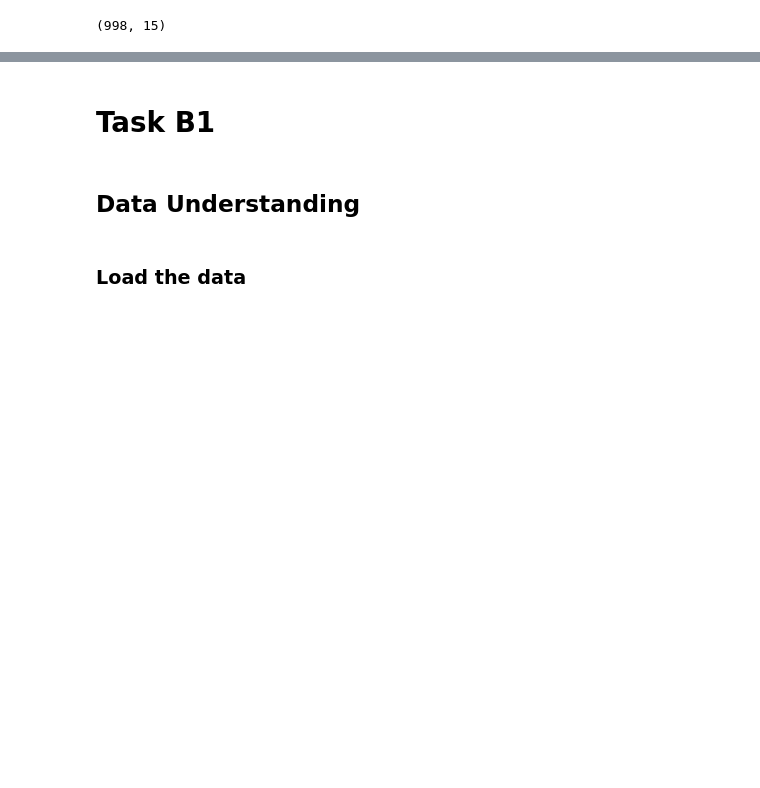
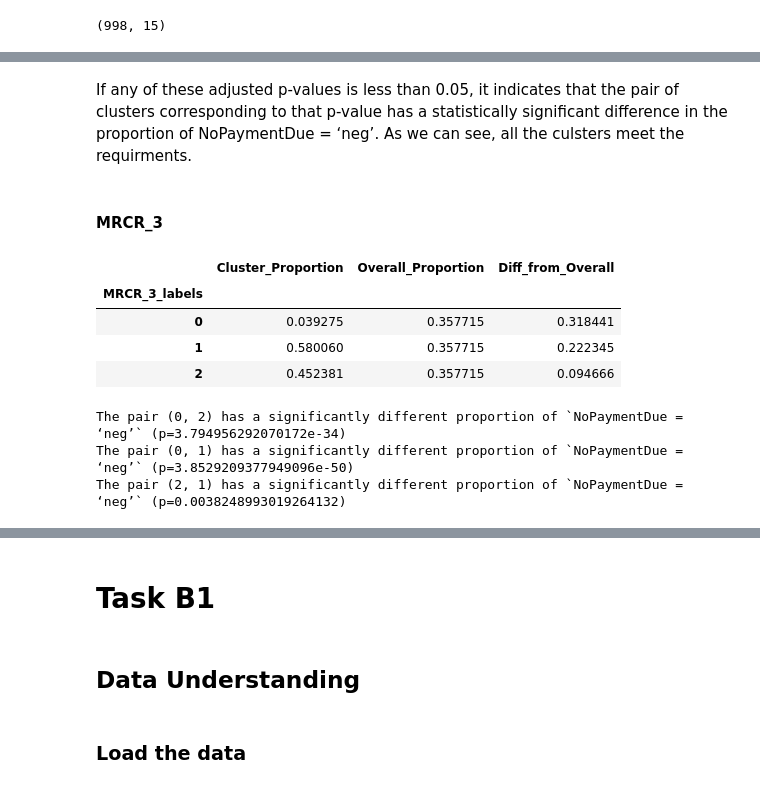
Before and after one commit to MSWinds/dm-group1-project, a Jupyter notebook: Final_Project.ipynb, the cells around one changed output, grey strips where cells are left out. Drawn from its saved outputs; the diff is of its cells as text; code cells hidden in the pictures; blank space fills up the shorter version.

```diff
--- a/Final_Project.ipynb
+++ b/Final_Project.ipynb
@@ -2695,0 +2759,40 @@ display(df_a5_cl.head(), df_a5_cl.shape)
+# %% [markdown]
+If any of these adjusted p-values is less than 0.05, it indicates that the pair of clusters corresponding to that p-value has a statistically significant difference in the proportion of NoPaymentDue = ‘neg’. As we can see, all the culsters meet the requirments.
+# %% [markdown]
+#### MRCR_3
+# %%
+# Calculate proportion in each cluster
+MRCR_3_cluster_prop = df_a5_cl.groupby('MRCR_3_labels')['NoPaymentDue'].apply(lambda x: (x == 'neg').sum() / x.shape[0])
+
+# Create LKER_3_cluster_prop_df DataFrame
+MRCR_3_cluster_prop_df = pd.DataFrame({'Cluster_Proportion': MRCR_3_cluster_prop, 'Overall_Proportion': [overall_proportion] * 3})
+
+# Compare cluster proportion to overall proportion
+MRCR_3_cluster_prop_df['Diff_from_Overall'] = abs(MRCR_3_cluster_prop_df['Cluster_Proportion'] - overall_proportion)
+
+MRCR_3_cluster_prop_df
+# %% [output]
+|  | Cluster_Proportion | Overall_Proportion | Diff_from_Overall |
+| MRCR_3_labels |  |  |  |
+| 0 | 0.039275 | 0.357715 | 0.318441 |
+| 1 | 0.580060 | 0.357715 | 0.222345 |
+| 2 | 0.452381 | 0.357715 | 0.094666 |
+# %%
+# Get all pairs of clusters
+clusters = df_a5_cl['MRCR_3_labels'].unique()
+cluster_pairs = list(combinations(clusters, 2))
+label = 'MRCR_3_labels'
+# Perform Chi-square test for each pair
+p_values = [test_diff(df_a5_cl,label, pair) for pair in cluster_pairs]
+
+# Bonferroni correction
+adjusted_p_values = np.array(p_values) * len(p_values)
+
+# Print pairs with significant difference
+for pair, p_value in zip(cluster_pairs, adjusted_p_values):
+    if p_value < 0.05:
+        print(f"The pair {pair} has a significantly different proportion of `NoPaymentDue = ‘neg’` (p={p_value})")
+# %% [output]
+The pair (0, 2) has a significantly different proportion of `NoPaymentDue = ‘neg’` (p=3.794956292070172e-34)
+The pair (0, 1) has a significantly different proportion of `NoPaymentDue = ‘neg’` (p=3.8529209377949096e-50)
+The pair (2, 1) has a significantly different proportion of `NoPaymentDue = ‘neg’` (p=0.0038248993019264132)
```
Also changed, not shown: parts of 19 cells of this notebook.
